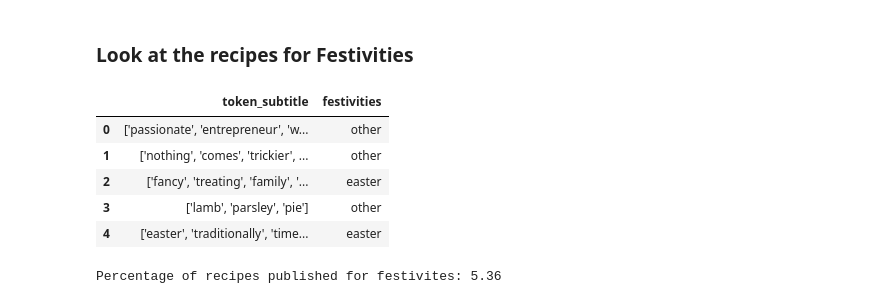
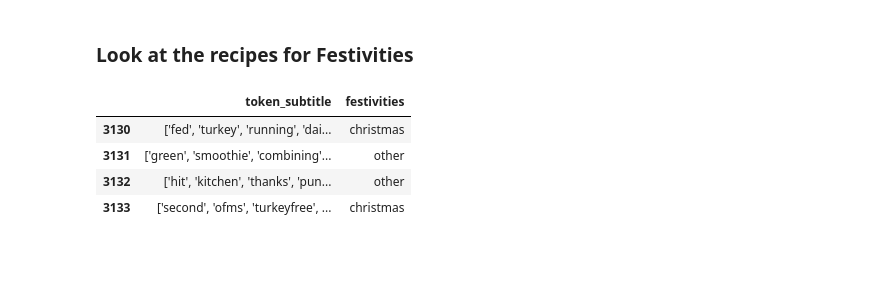
Before and after one commit to audevuilli/guardian_recipes, a Jupyter notebook: Step2_Data_Exploratory_Analysis.ipynb, the cells around one changed output. Saved outputs shown, nothing was run; the diff lists cells and outputs as text; code cells hidden in the pictures; blank space fills up the shorter version.

```diff
--- a/Step2_Data_Exploratory_Analysis.ipynb
+++ b/Step2_Data_Exploratory_Analysis.ipynb
@@ -21,7 +27,7 @@ from nltk.tokenize import word_tokenize
 data = pd.read_csv('guardian_clean_data.csv')
 # %%
 # Drop the column that we don't need
-data = data.drop(columns=['Unnamed: 0'])
+#data = data.drop(columns=['Unnamed: 0'])
 data.head(2)
 # %% [output]
 |  | date | headline_list | category | author | subtitle | article_content | comments_number | share_number | ... |
@@ -56,0 +132,15 @@ most_popular_chefs.to_csv('most_popular_chefs.csv')
+# %%
+# Groupby Year and authors! # Add the count number to the column in the dataframe!
+data['year_category_count'] = data.groupby(['year','category'])['year'].transform('count')
+
+# 1. Sort the values per year and number of recipes published
+top_category = data.sort_values(['year','year_category_count'],ascending=False)
+# 2. Drop duplicates and reset the index
+top_category = top_category.drop_duplicates(['category','year'], keep='first').reset_index()
+# 3. If author is none disregard it
+top_category = top_category[top_category['category'] != 'none']
+# 4. Delet the old index column
+top_category = top_category.drop(columns={'index'})
+# 5. Selection only the 5 first chefs for each year!
+most_popular_categories = top_category.groupby('year').head(10)
+most_popular_categories = most_popular_categories[['category','author','year','headline_list','year_category_count','url']]
@@ -141,17 +235,10 @@ for festivity in data.token_subtitle:
         data.loc[data['token_subtitle']== festivity,'festivities'] = feastclass
 # %%
 # Check if this has been done correctly!
-data[['token_subtitle','festivities']].head(5)
+data[['token_subtitle','festivities']][3130:3134]
 # %% [output]
 |  | token_subtitle | festivities |
-| 0 | ['passionate', 'entrepreneur', 'w... | other |
-| 1 | ['nothing', 'comes', 'trickier', ... | other |
-| 2 | ['fancy', 'treating', 'family', '... | easter |
-| 3 | ['lamb', 'parsley', 'pie'] | other |
-| 4 | ['easter', 'traditionally', 'time... | easter |
+| 3130 | ['fed', 'turkey', 'running', 'dai... | christmas |
+| 3131 | ['green', 'smoothie', 'combining'... | other |
+| 3132 | ['hit', 'kitchen', 'thanks', 'pun... | other |
+| 3133 | ['second', 'ofms', 'turkeyfree', ... | christmas |
-# %%
-data_festivities = data[data['festivities'] != 'other']
-festivities_recipes = (len(data_festivities)/len(data))*100
-print('Percentage of recipes published for festivites: ' + (str(round(festivities_recipes,2))))
-# %% [output]
-Percentage of recipes published for festivites: 5.36
```
Also changed, not shown: parts of 27 cells of this notebook, 1 other file.
